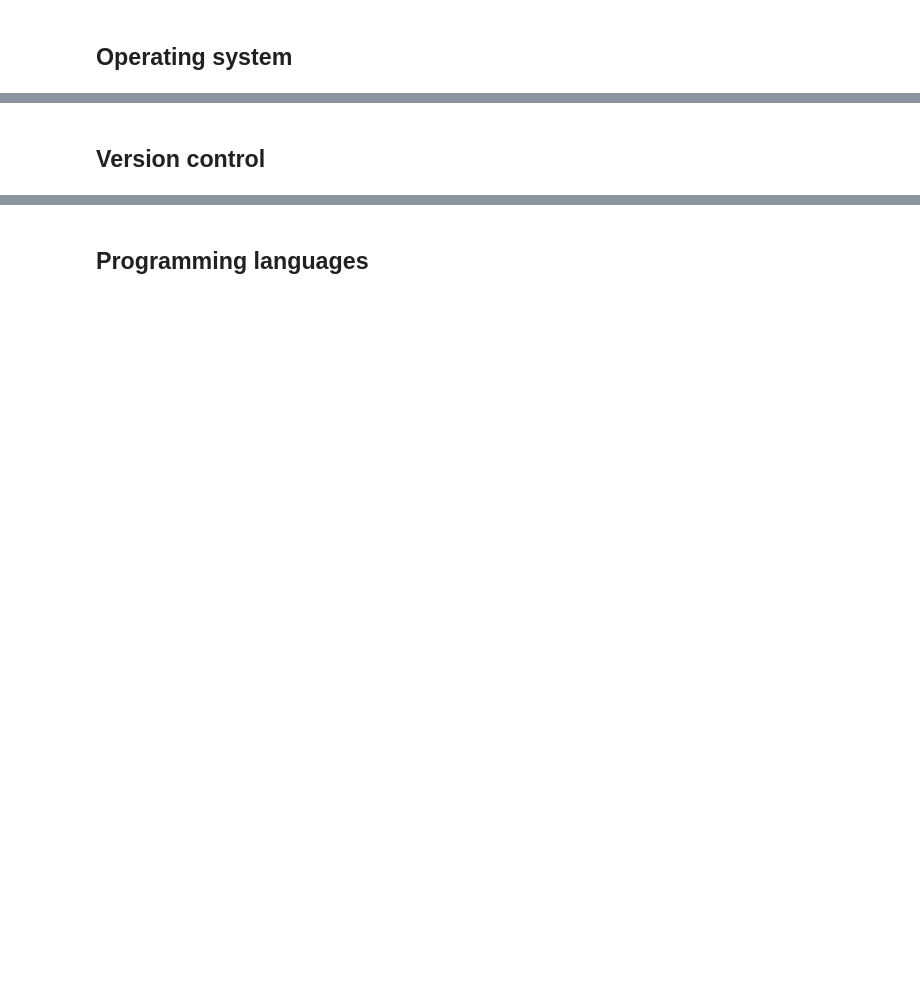
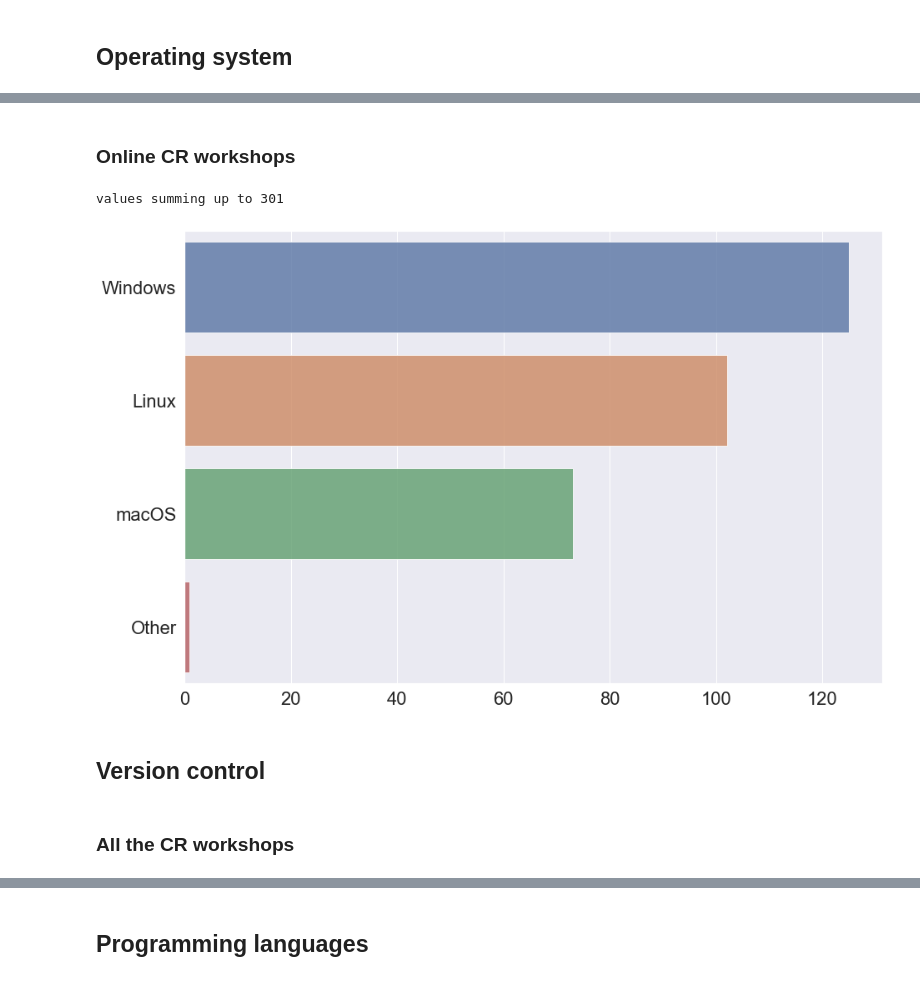
Before and after one commit to coderefinery/pre-workshop-survey, a Jupyter notebook: survey-analysis.ipynb, the cells around one changed output, grey strips where cells are left out. Drawn from its saved outputs; the diff is of its cells as text; code cells hidden in the pictures; blank space fills up the shorter version.

```diff
--- a/survey-analysis.ipynb
+++ b/survey-analysis.ipynb
@@ -117,5 +176,20 @@ values summing up to 1067
+# %% [markdown]
+### Online CR workshops
+# %%
+f, ax = plt.subplots(figsize=(15, 10))
+
+keys, values = extract_counts_online("operating system that you will use")
+sns.barplot(y=keys, x=values, alpha=0.8)
+f.savefig("figures/os-online.png", bbox_inches = 'tight')
+
+print(f"values summing up to {sum(values)}")
+# %% [output]
+values summing up to 301
+[figure, added]
 # %% [markdown]
 ## Version control
+# %% [markdown]
+### All the CR workshops
 # %%
 f, ax = plt.subplots(figsize=(15, 10))
 
```
Also changed, not shown: parts of 46 cells of this notebook, 16 other files.
